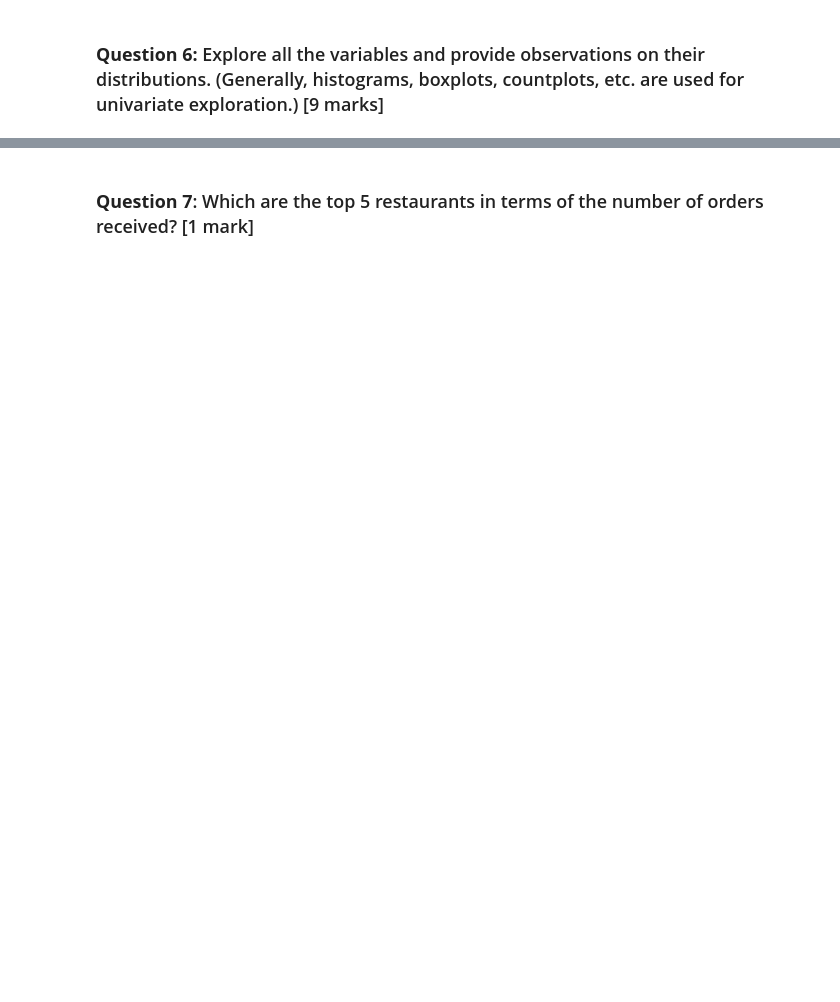
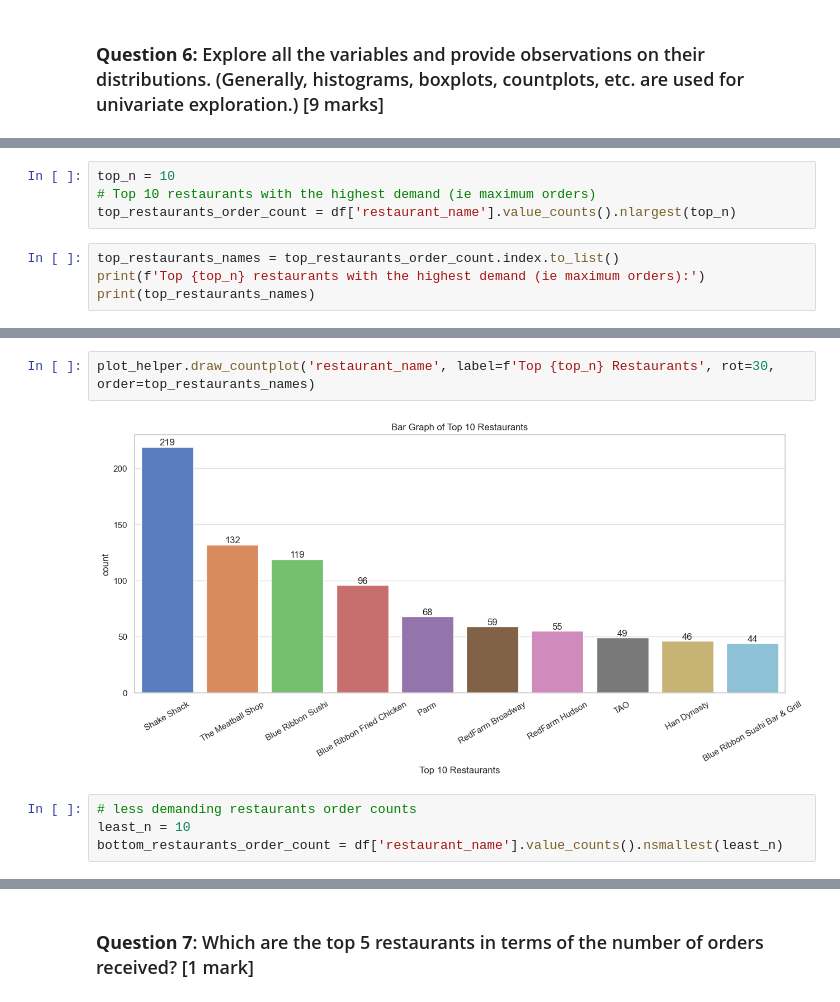
Before and after one commit to nszenoti/PYPG, a Jupyter notebook: projects/foodhub/hw/foodhub_eda_analysis_sol1.ipynb, the cells around one changed output, grey strips where cells are left out. Saved outputs shown, nothing was run; the diff lists cells and outputs as text; blank space fills up the shorter version.

```diff
--- a/projects/foodhub/hw/foodhub_eda_analysis_sol1.ipynb
+++ b/projects/foodhub/hw/foodhub_eda_analysis_sol1.ipynb
@@ -342,0 +606,8 @@ There are 736 orders that are not rated, as indicated by the "Not given" entries
+# %%
+top_n = 10
+# Top 10 restaurants with the highest demand (ie maximum orders)
+top_restaurants_order_count = df['restaurant_name'].value_counts().nlargest(top_n)
+# %%
+top_restaurants_names = top_restaurants_order_count.index.to_list()
+print(f'Top {top_n} restaurants with the highest demand (ie maximum orders):')
+print(top_restaurants_names)
@@ -342,0 +637,8 @@ There are 736 orders that are not rated, as indicated by the "Not given" entries
+# %%
+plot_helper.draw_countplot('restaurant_name', label=f'Top {top_n} Restaurants', rot=30, order=top_restaurants_names)
+# %% [output]
+[figure, added]
+# %%
+# less demanding restaurants order counts
+least_n = 10
+bottom_restaurants_order_count = df['restaurant_name'].value_counts().nsmallest(least_n)
```
Also changed, not shown: parts of 132 cells of this notebook, 6 other files.
